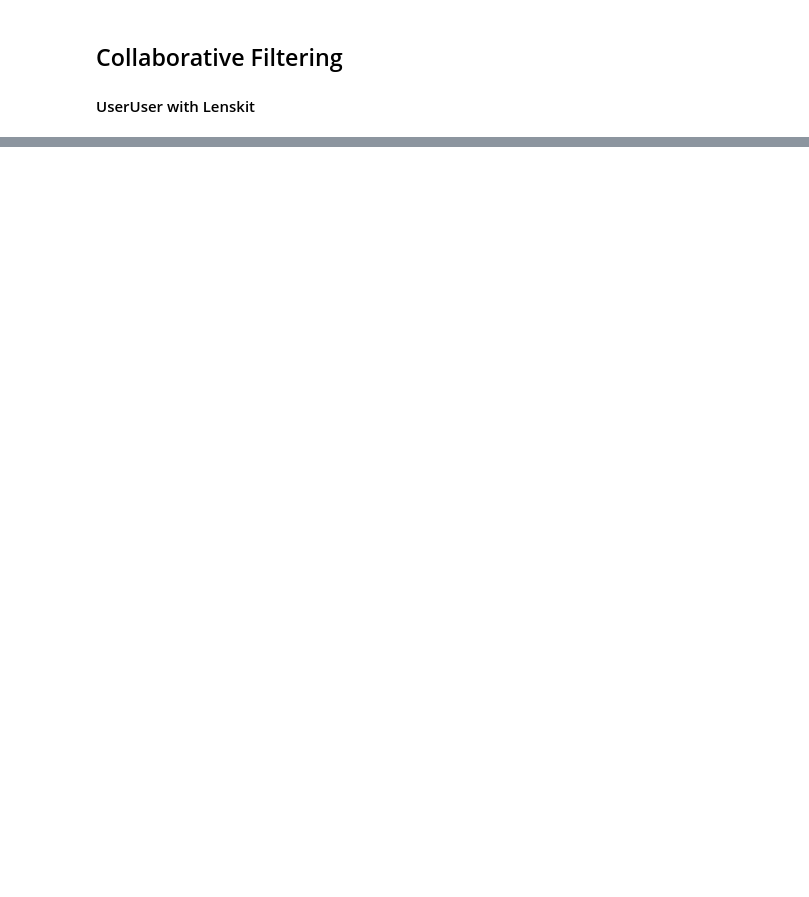
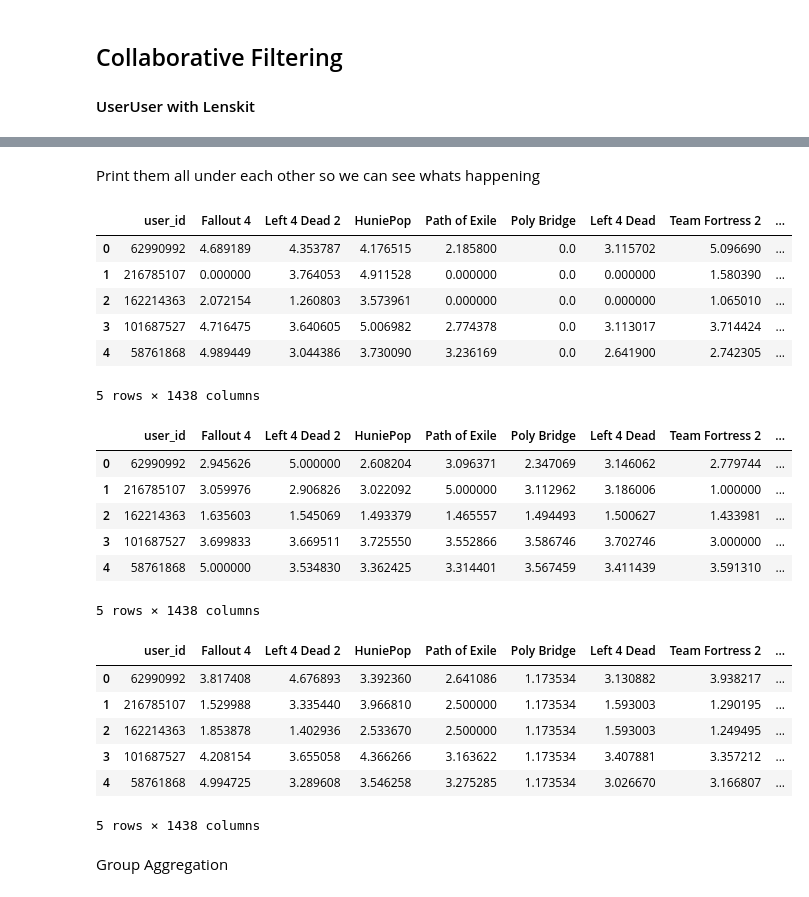
Before and after one commit to ymavruk/The-Recommended-Group-2021, a Jupyter notebook: Methods/Model1.ipynb, the cells around one changed output, grey strips where cells are left out. Drawn from its saved outputs; the diff is of its cells as text; code cells hidden in the pictures; blank space fills up the shorter version.

Commit message:
Hybrid model with group recommendation and explanations

```diff
--- a/Methods/Model1.ipynb
+++ b/Methods/Model1.ipynb
@@ -326,0 +404,55 @@ display(final_pred1)
+# %%
+#Only the linear regression
+data = (colabPredDict)
+dfCollab = pd.DataFrame(data)
+dfCollab.insert(loc=0, column='user_id', value=group1)
+dfCollab = dfCollab.fillna(0)
+# %%
+unratedGames = list(unrated_groupdf['name'])
+# %%
+hybridDict = dict()
+for game in unratedGames:
+    for userRating in dfCollab[game]:
+        ind = list(dfCollab[game]).index(userRating)
+        collabScore = userRating
+        contentScore = dfContent[game][ind]
+        gameRating = (0.5*collabScore) + (0.5*contentScore)
+        if game in hybridDict.keys():
+            hybridDict[game].append(gameRating)
+        else:
+            hybridDict[game] = [gameRating]
+# %%
+data = (hybridDict)
+dfHybrid = pd.DataFrame(data)
+dfHybrid.insert(loc=0, column='user_id', value=group1)
+dfHybrid = dfHybrid.fillna(0)
+# %% [markdown]
+Print them all under each other so we can see whats happening
+# %%
+display(dfCollab)
+display(dfContent)
+display(dfHybrid)
+# %% [output]
+|  | user_id | Fallout 4 | Left 4 Dead 2 | HuniePop | Path of Exile | Poly Bridge | Left 4 Dead | Team Fortress 2 | ... |
+| 0 | 62990992 | 4.689189 | 4.353787 | 4.176515 | 2.185800 | 0.0 | 3.115702 | 5.096690 | ... |
+| 1 | 216785107 | 0.000000 | 3.764053 | 4.911528 | 0.000000 | 0.0 | 0.000000 | 1.580390 | ... |
+| 2 | 162214363 | 2.072154 | 1.260803 | 3.573961 | 0.000000 | 0.0 | 0.000000 | 1.065010 | ... |
+| 3 | 101687527 | 4.716475 | 3.640605 | 5.006982 | 2.774378 | 0.0 | 3.113017 | 3.714424 | ... |
+| 4 | 58761868 | 4.989449 | 3.044386 | 3.730090 | 3.236169 | 0.0 | 2.641900 | 2.742305 | ... |
+5 rows × 1438 columns
+|  | user_id | Fallout 4 | Left 4 Dead 2 | HuniePop | Path of Exile | Poly Bridge | Left 4 Dead | Team Fortress 2 | ... |
+| 0 | 62990992 | 2.945626 | 5.000000 | 2.608204 | 3.096371 | 2.347069 | 3.146062 | 2.779744 | ... |
+| 1 | 216785107 | 3.059976 | 2.906826 | 3.022092 | 5.000000 | 3.112962 | 3.186006 | 1.000000 | ... |
+| 2 | 162214363 | 1.635603 | 1.545069 | 1.493379 | 1.465557 | 1.494493 | 1.500627 | 1.433981 | ... |
+| 3 | 101687527 | 3.699833 | 3.669511 | 3.725550 | 3.552866 | 3.586746 | 3.702746 | 3.000000 | ... |
+| 4 | 58761868 | 5.000000 | 3.534830 | 3.362425 | 3.314401 | 3.567459 | 3.411439 | 3.591310 | ... |
+5 rows × 1438 columns
+|  | user_id | Fallout 4 | Left 4 Dead 2 | HuniePop | Path of Exile | Poly Bridge | Left 4 Dead | Team Fortress 2 | ... |
+| 0 | 62990992 | 3.817408 | 4.676893 | 3.392360 | 2.641086 | 1.173534 | 3.130882 | 3.938217 | ... |
+| 1 | 216785107 | 1.529988 | 3.335440 | 3.966810 | 2.500000 | 1.173534 | 1.593003 | 1.290195 | ... |
+| 2 | 162214363 | 1.853878 | 1.402936 | 2.533670 | 2.500000 | 1.173534 | 1.593003 | 1.249495 | ... |
+| 3 | 101687527 | 4.208154 | 3.655058 | 4.366266 | 3.163622 | 1.173534 | 3.407881 | 3.357212 | ... |
+| 4 | 58761868 | 4.994725 | 3.289608 | 3.546258 | 3.275285 | 1.173534 | 3.026670 | 3.166807 | ... |
+5 rows × 1438 columns
+# %% [markdown]
+Group Aggregation
```
Also changed, not shown: parts of 39 cells of this notebook.
